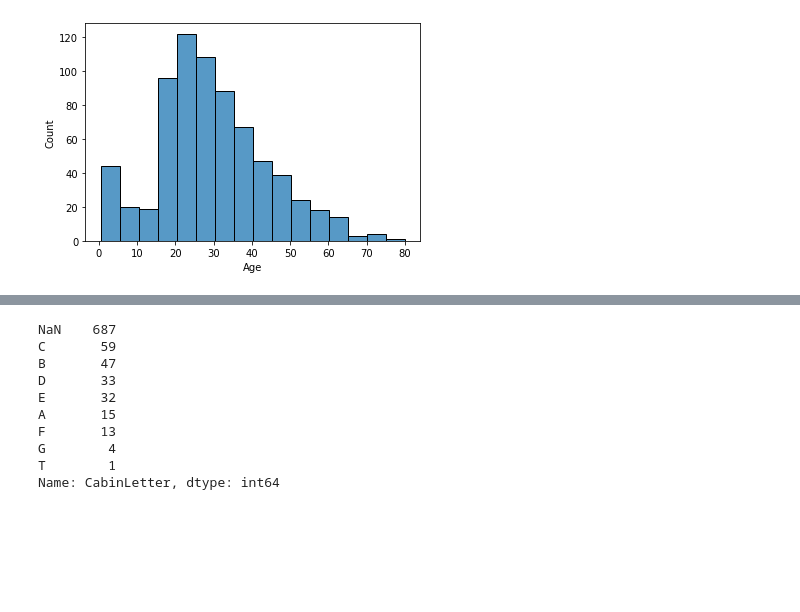
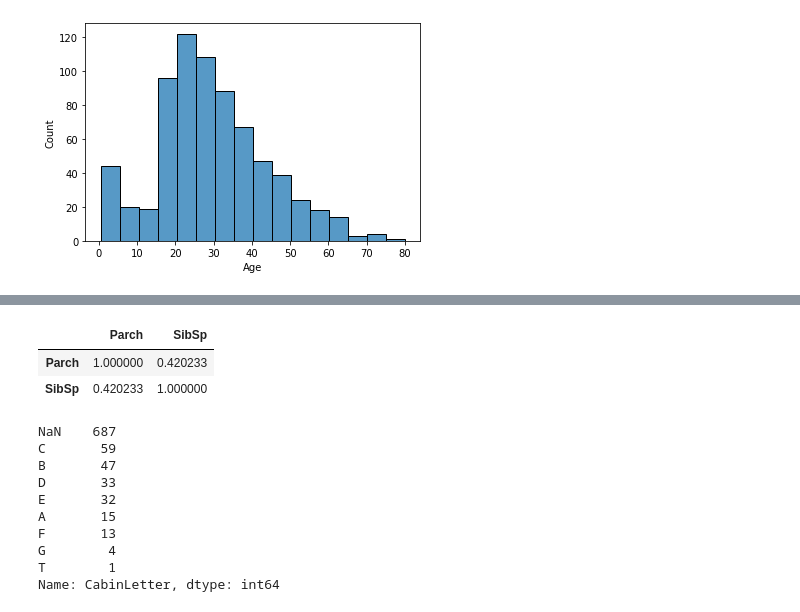
Before and after one commit to csar95/Kaggle-Titanic, a Jupyter notebook: EDA.ipynb, the cells around one changed output, grey strips where cells are left out. Drawn from its saved outputs; the diff is of its cells as text; code cells hidden in the pictures; blank space fills up the shorter version.

```diff
--- a/EDA.ipynb
+++ b/EDA.ipynb
@@ -72,3 +101,11 @@ sns.histplot(train_data['Age'], bins=16);
+# %%
+train_data['Parch'] = Binarizer(threshold=0).fit_transform(train_data[['Parch']])
+train_data['SibSp'] = Binarizer(threshold=0).fit_transform(train_data[['SibSp']])
+train_data[['Parch','SibSp']].corr()
+# %% [output]
+|  | Parch | SibSp |
+| Parch | 1.000000 | 0.420233 |
+| SibSp | 0.420233 | 1.000000 |
 # %%
 train_data['CabinLetter'] = train_data['Cabin'].apply(lambda x : str(x)[0] if not pd.isna(x) else np.nan)
 train_data['CabinLetter'].value_counts(dropna=False)
```
Also changed, not shown: parts of 4 cells of this notebook, 7 other files.
